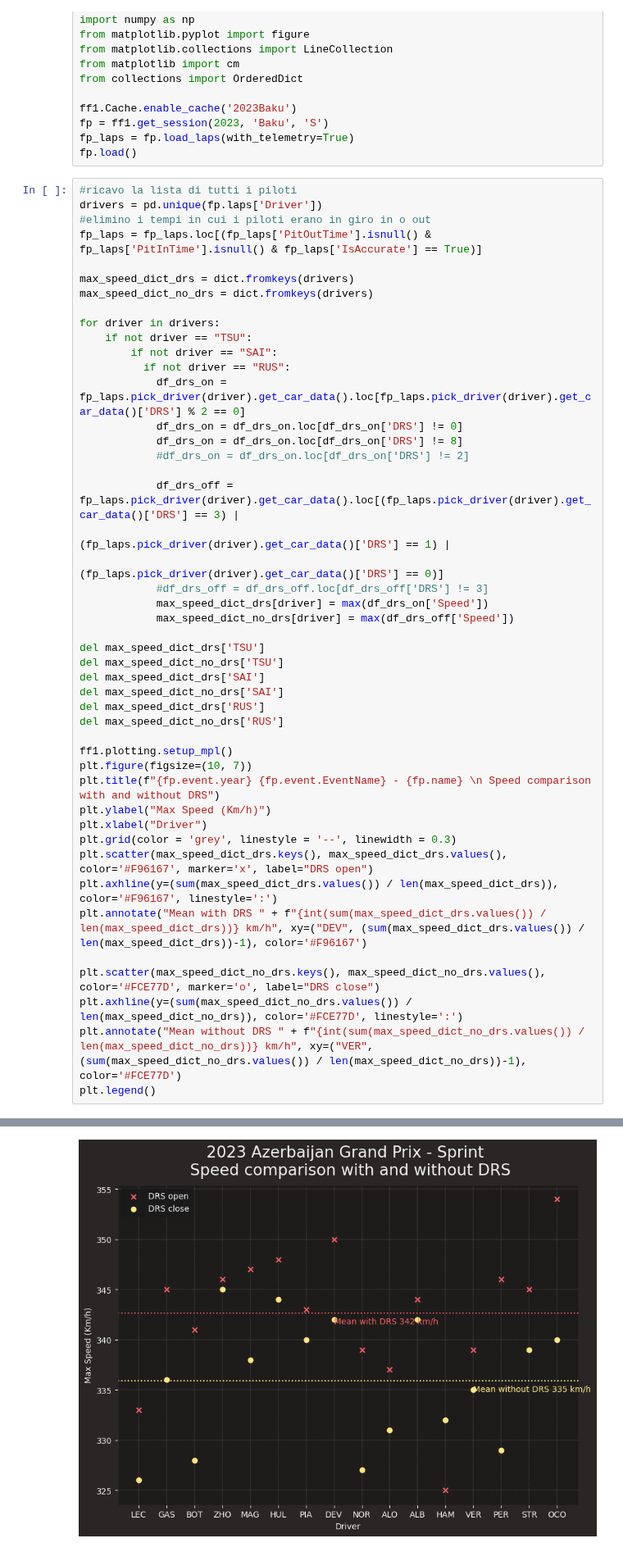
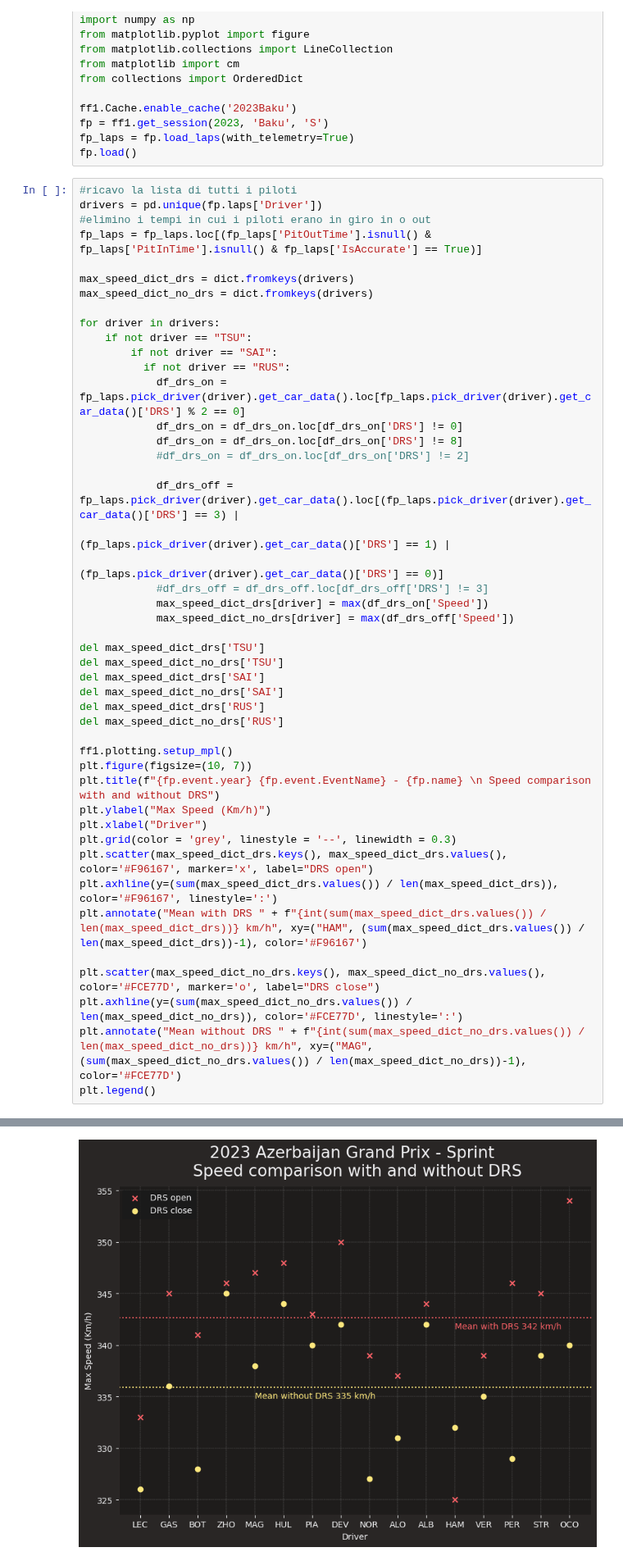
Before and after one commit to Rick8998/Baku2023F1, a Jupyter notebook: SessionsAnalysis/sprintRaceDRSspeed.ipynb, the cells around one changed output, grey strips where cells are left out. Shown at 82% size. Saved outputs shown, nothing was run; the diff lists cells and outputs as text.

```diff
--- a/SessionsAnalysis/sprintRaceDRSspeed.ipynb
+++ b/SessionsAnalysis/sprintRaceDRSspeed.ipynb
@@ -35,36 +35,36 @@ for driver in drivers:
             #df_drs_on = df_drs_on.loc[df_drs_on['DRS'] != 2]
 
             df_drs_off = fp_laps.pick_driver(driver).get_car_data().loc[(fp_laps.pick_driver(driver).get_car_data()['DRS'] == 3) |
                                                               (fp_laps.pick_driver(driver).get_car_data()['DRS'] == 1) |
                                                                 (fp_laps.pick_driver(driver).get_car_data()['DRS'] == 0)]
             #df_drs_off = df_drs_off.loc[df_drs_off['DRS'] != 3]
             max_speed_dict_drs[driver] = max(df_drs_on['Speed'])
             max_speed_dict_no_drs[driver] = max(df_drs_off['Speed'])
 
 del max_speed_dict_drs['TSU']
 del max_speed_dict_no_drs['TSU']
 del max_speed_dict_drs['SAI']
 del max_speed_dict_no_drs['SAI']
 del max_speed_dict_drs['RUS']
 del max_speed_dict_no_drs['RUS']
 
 ff1.plotting.setup_mpl()
 plt.figure(figsize=(10, 7))
 plt.title(f"{fp.event.year} {fp.event.EventName} - {fp.name} \n Speed comparison with and without DRS")
 plt.ylabel("Max Speed (Km/h)")
 plt.xlabel("Driver")
 plt.grid(color = 'grey', linestyle = '--', linewidth = 0.3)
 plt.scatter(max_speed_dict_drs.keys(), max_speed_dict_drs.values(), color='#F96167', marker='x', label="DRS open")
 plt.axhline(y=(sum(max_speed_dict_drs.values()) / len(max_speed_dict_drs)), color='#F96167', linestyle=':')
-plt.annotate("Mean with DRS " + f"{int(sum(max_speed_dict_drs.values()) / len(max_speed_dict_drs))} km/h", xy=("DEV", (sum(max_speed_dict_drs.values()) / len(max_speed_dict_drs))-1), color='#F96167')
+plt.annotate("Mean with DRS " + f"{int(sum(max_speed_dict_drs.values()) / len(max_speed_dict_drs))} km/h", xy=("HAM", (sum(max_speed_dict_drs.values()) / len(max_speed_dict_drs))-1), color='#F96167')
 
 plt.scatter(max_speed_dict_no_drs.keys(), max_speed_dict_no_drs.values(), color='#FCE77D', marker='o', label="DRS close")
 plt.axhline(y=(sum(max_speed_dict_no_drs.values()) / len(max_speed_dict_no_drs)), color='#FCE77D', linestyle=':')
-plt.annotate("Mean without DRS " + f"{int(sum(max_speed_dict_no_drs.values()) / len(max_speed_dict_no_drs))} km/h", xy=("VER", (sum(max_speed_dict_no_drs.values()) / len(max_speed_dict_no_drs))-1), color='#FCE77D')
+plt.annotate("Mean without DRS " + f"{int(sum(max_speed_dict_no_drs.values()) / len(max_speed_dict_no_drs))} km/h", xy=("MAG", (sum(max_speed_dict_no_drs.values()) / len(max_speed_dict_no_drs))-1), color='#FCE77D')
 plt.legend()
 # %% [output]
 <matplotlib.legend.Legend at 0x...>
-[figure, old version]
+[figure, new version]
 # %%
 #ricavo la lista di tutti i piloti
 drivers = pd.unique(fp.laps['Driver'])
```
